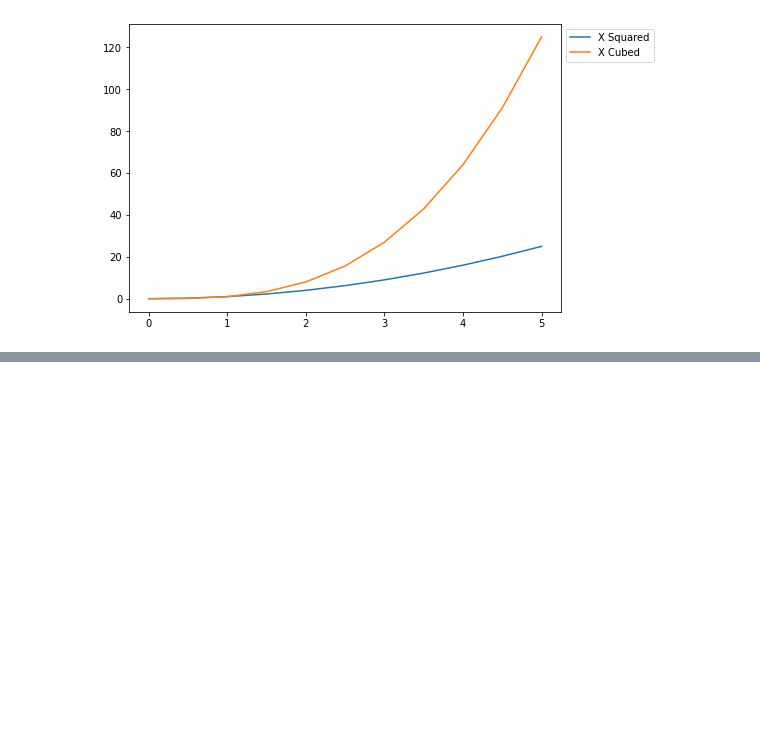
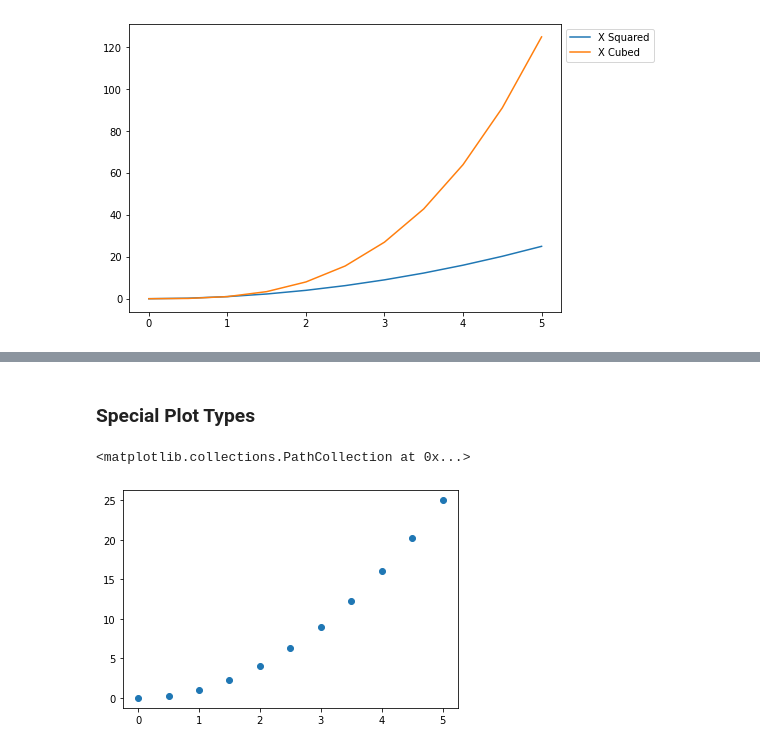
Before and after one commit to rmanaem/py4datasci, a Jupyter notebook: notebooks/matplotlib.ipynb, the cells around one changed output, grey strips where cells are left out. Saved outputs shown, nothing was run; the diff lists cells and outputs as text; code cells hidden in the pictures; blank space fills up the shorter version.

```diff
--- a/notebooks/matplotlib.ipynb
+++ b/notebooks/matplotlib.ipynb
@@ -149,0 +176,8 @@ ax.legend(['X Squared', 'X Cubed'], bbox_to_anchor=(1.0, 1.0), loc='upper left')
+# %% [markdown]
+### Special Plot Types
+# %%
+# Scatter plot
+plt.scatter(x, y)
+# %% [output]
+<matplotlib.collections.PathCollection at 0x...>
+[figure, added]
```
Also changed, not shown: parts of 7 cells of this notebook.
